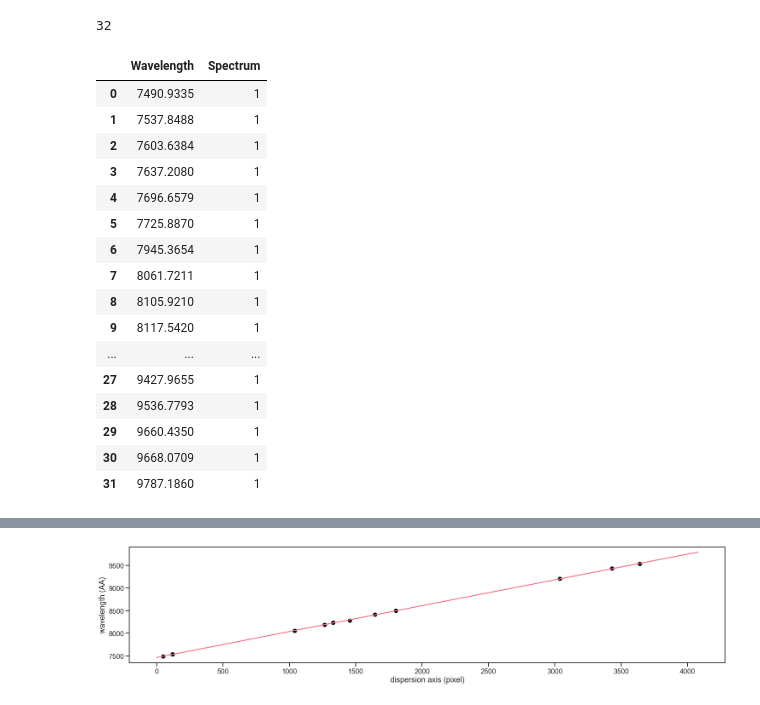
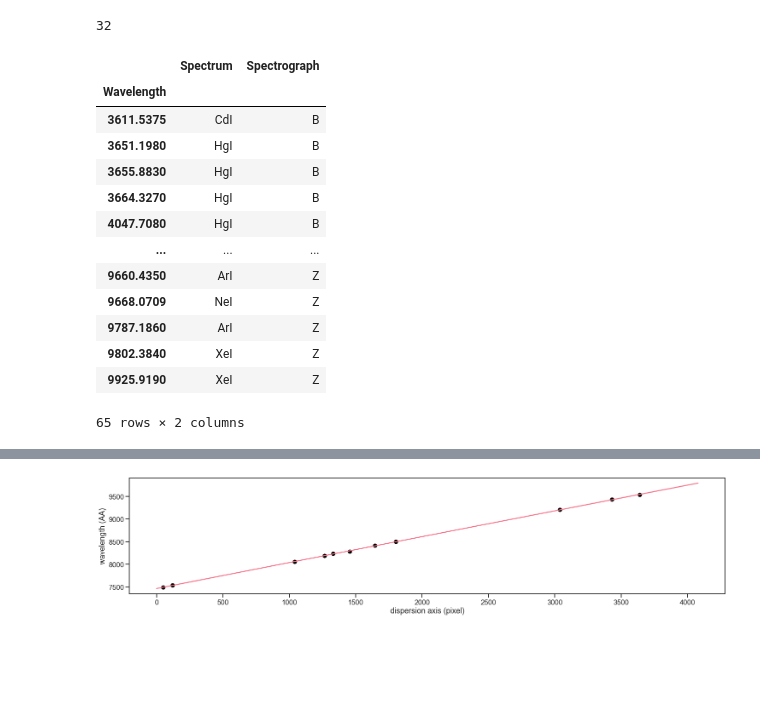
Before and after one commit to sdss/lvmdrp, a Jupyter notebook: docs/nb/lab-lamps.ipynb, the cells around one changed output, grey strips where cells are left out. Drawn from its saved outputs; the diff is of its cells as text; code cells hidden in the pictures; blank space fills up the shorter version.

```diff
--- a/docs/nb/lab-lamps.ipynb
+++ b/docs/nb/lab-lamps.ipynb
@@ -355,23 +355,20 @@ target_spec = ext[ised]
 # target_spec[target_spec<target_spec.std()] = 0
 # %% [output]
 32
-# %%
-neon_cur_ref.reset_index()
-# %% [output]
-|  | Wavelength | Spectrum |
-| 0 | 7490.9335 | 1 |
-| 1 | 7537.8488 | 1 |
-| 2 | 7603.6384 | 1 |
-| 3 | 7637.2080 | 1 |
-| 4 | 7696.6579 | 1 |
-| 5 | 7725.8870 | 1 |
-| 6 | 7945.3654 | 1 |
-| 7 | 8061.7211 | 1 |
-| 8 | 8105.9210 | 1 |
-| 9 | 8117.5420 | 1 |
-| ... | ... | ... |
-| 27 | 9427.9655 | 1 |
-| 28 | 9536.7793 | 1 |
-| 29 | 9660.4350 | 1 |
-| 30 | 9668.0709 | 1 |
-| 31 | 9787.1860 | 1 |
+# %%
+neon_ref
+# %% [output]
+|  | Spectrum | Spectrograph |
+| Wavelength |  |  |
+| 3611.5375 | CdI | B |
+| 3651.1980 | HgI | B |
+| 3655.8830 | HgI | B |
+| 3664.3270 | HgI | B |
+| 4047.7080 | HgI | B |
+| ... | ... | ... |
+| 9660.4350 | ArI | Z |
+| 9668.0709 | NeI | Z |
+| 9787.1860 | ArI | Z |
+| 9802.3840 | XeI | Z |
+| 9925.9190 | XeI | Z |
+65 rows × 2 columns
```
Also changed, not shown: parts of 5 cells of this notebook.
